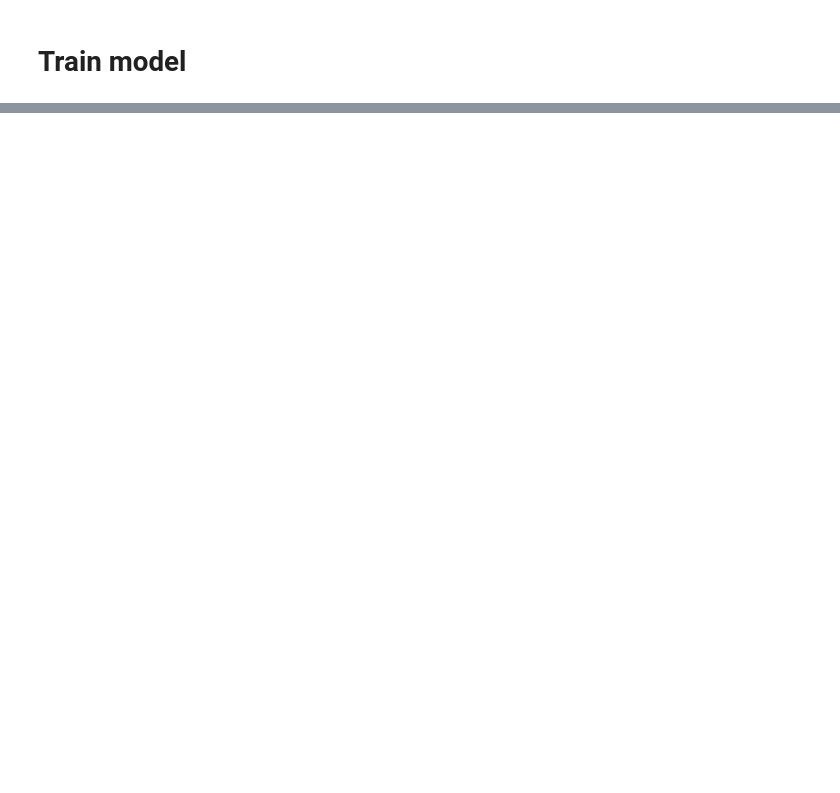
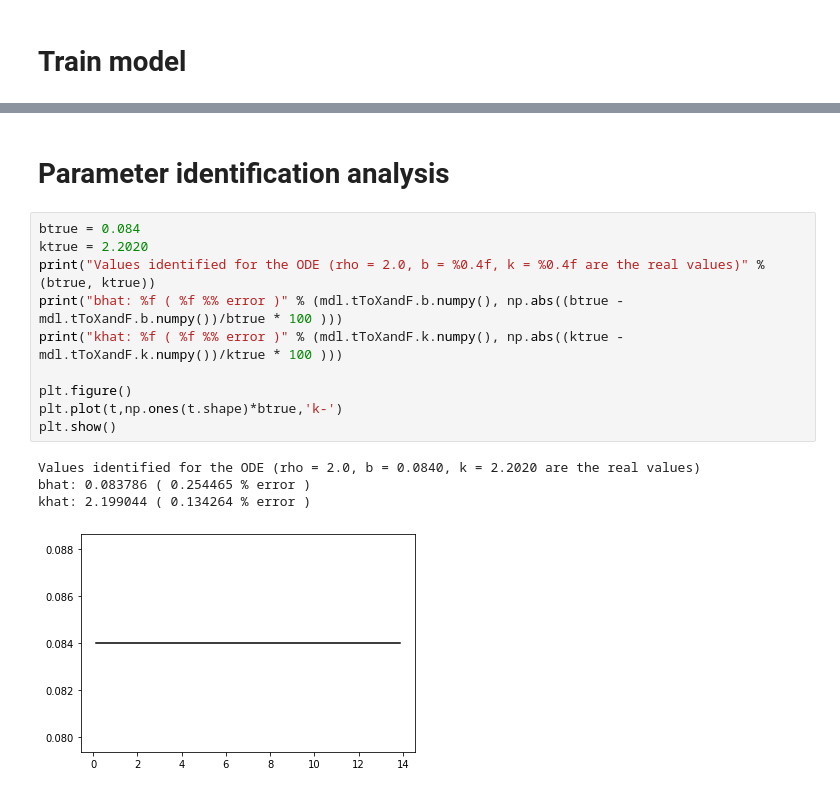
Before and after one commit to helonayala/pinn, a Jupyter notebook: 01_DeepVIV_sec21.ipynb, the cells around one changed output, grey strips where cells are left out. Cells and saved outputs as stored; diff of their text form; blank space fills up the shorter version.

```diff
--- a/01_DeepVIV_sec21.ipynb
+++ b/01_DeepVIV_sec21.ipynb
@@ -286,0 +256,17 @@ _________________________________________________________________
+# %% [markdown]
+# Parameter identification analysis
+# %%
+btrue = 0.084
+ktrue = 2.2020
+print("Values identified for the ODE (rho = 2.0, b = %0.4f, k = %0.4f are the real values)" % (btrue, ktrue))
+print("bhat: %f ( %f %% error )" % (mdl.tToXandF.b.numpy(), np.abs((btrue - mdl.tToXandF.b.numpy())/btrue * 100 )))
+print("khat: %f ( %f %% error )" % (mdl.tToXandF.k.numpy(), np.abs((ktrue - mdl.tToXandF.k.numpy())/ktrue * 100 )))
+
+plt.figure()
+plt.plot(t,np.ones(t.shape)*btrue,'k-')
+plt.show()
+# %% [output]
+Values identified for the ODE (rho = 2.0, b = 0.0840, k = 2.2020 are the real values)
+bhat: 0.083786 ( 0.254465 % error )
+khat: 2.199044 ( 0.134264 % error )
+[figure, added]
```
Also changed, not shown: parts of 14 cells of this notebook.
